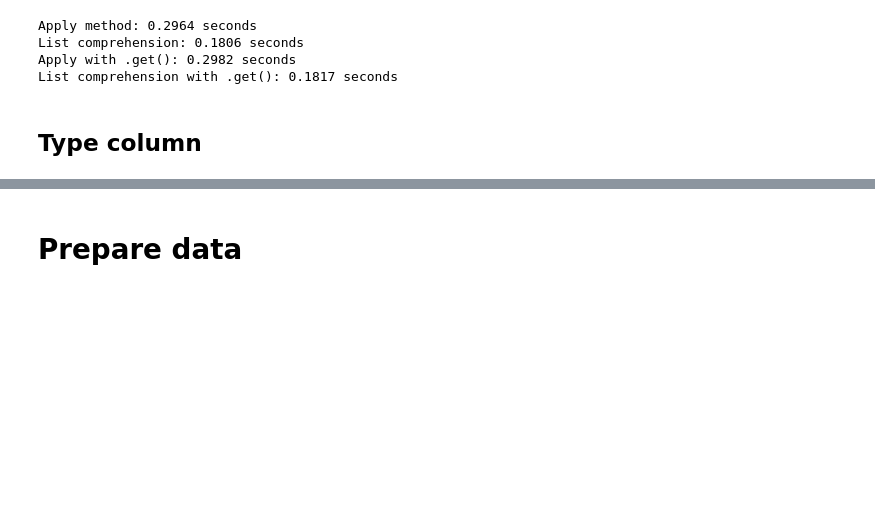
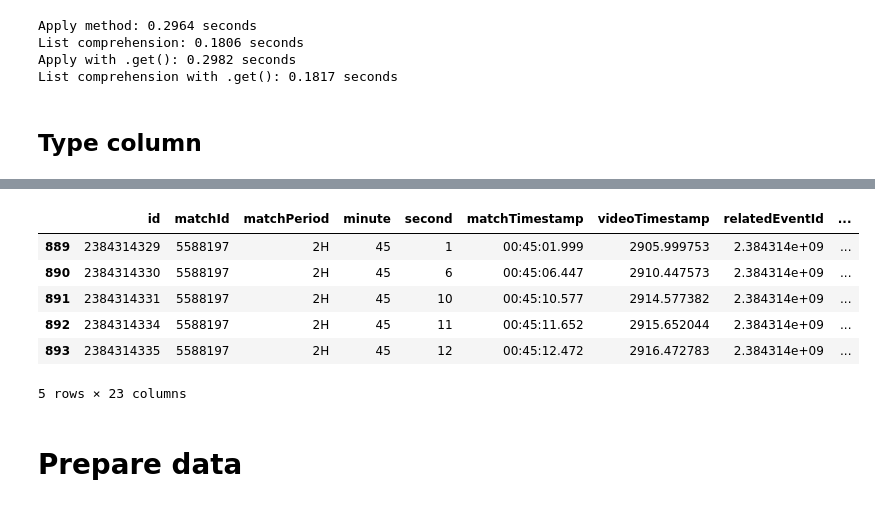
Before and after one commit to MarijnSt/soccermatics-project-2, a Jupyter notebook: notebooks/expected_danger.ipynb, the cells around one changed output, grey strips where cells are left out. Cells and saved outputs as stored; diff of their text form; code cells hidden in the pictures; blank space fills up the shorter version.

```diff
--- a/notebooks/expected_danger.ipynb
+++ b/notebooks/expected_danger.ipynb
@@ -207,3 +220,14 @@ secondary_types = [
+# %%
+df_match = df_events[(df_events['matchId'] == 5588197) & (df_events['matchPeriod'] == '2H')]
+df_match.head()
+# %% [output]
+|  | id | matchId | matchPeriod | minute | second | matchTimestamp | videoTimestamp | relatedEventId | ... |
+| 889 | 2384314329 | 5588197 | 2H | 45 | 1 | 00:45:01.999 | 2905.999753 | 2.384314e+09 | ... |
+| 890 | 2384314330 | 5588197 | 2H | 45 | 6 | 00:45:06.447 | 2910.447573 | 2.384314e+09 | ... |
+| 891 | 2384314331 | 5588197 | 2H | 45 | 10 | 00:45:10.577 | 2914.577382 | 2.384314e+09 | ... |
+| 892 | 2384314334 | 5588197 | 2H | 45 | 11 | 00:45:11.652 | 2915.652044 | 2.384314e+09 | ... |
+| 893 | 2384314335 | 5588197 | 2H | 45 | 12 | 00:45:12.472 | 2916.472783 | 2.384314e+09 | ... |
+5 rows × 23 columns
 # %% [markdown]
 # Prepare data
 # %% [markdown]
```
Also changed, not shown: parts of 5 cells of this notebook.
